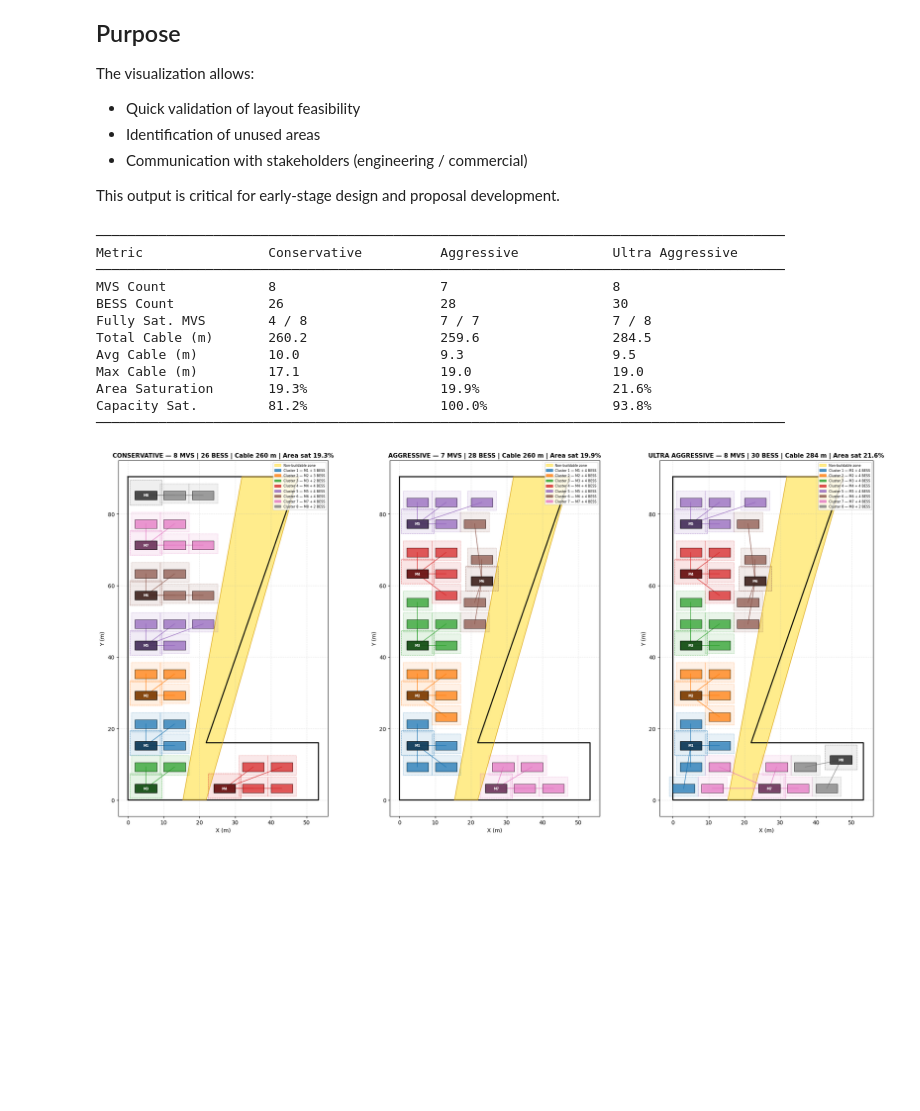
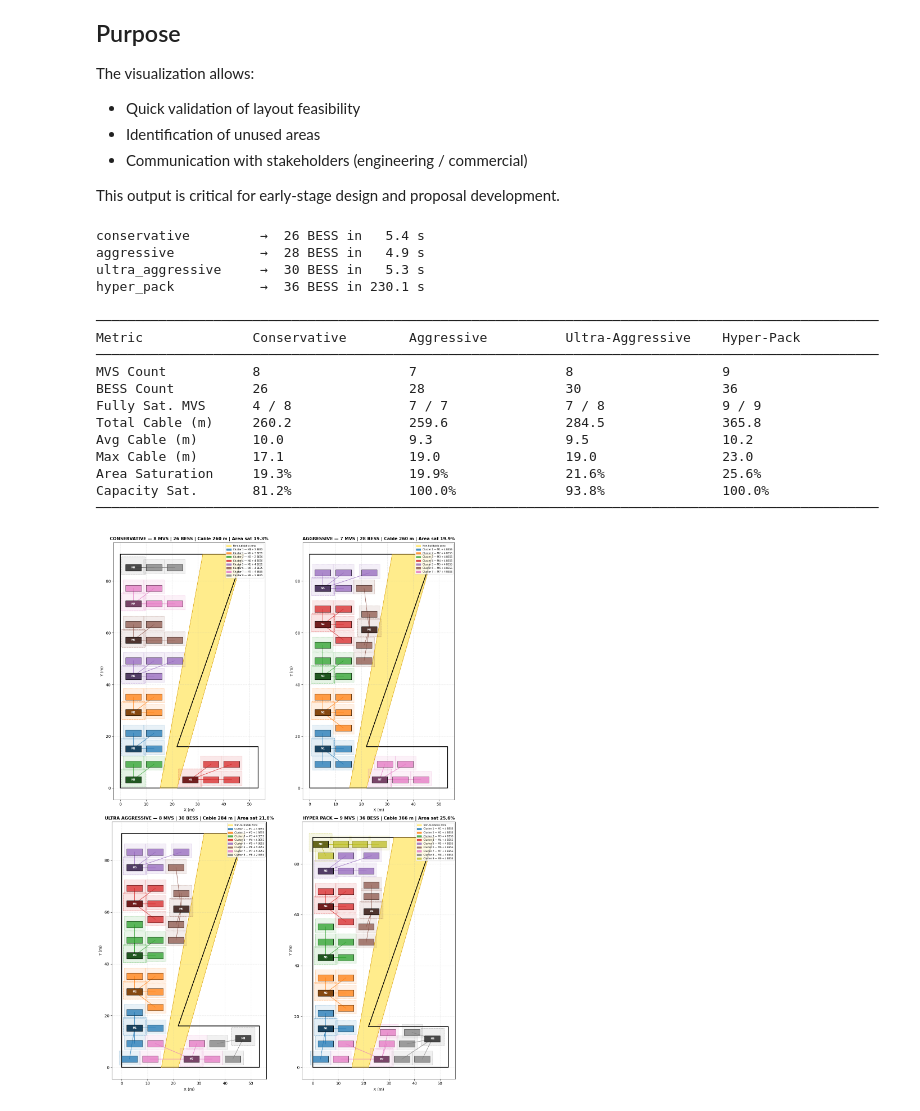
Before and after one commit to alopezberm/Layout_BESS_Tool, a Jupyter notebook: Layout.ipynb, the cells around one changed output. Drawn from its saved outputs; the diff is of its cells as text; code cells hidden in the pictures; blank space fills up the shorter version.

```diff
--- a/Layout.ipynb
+++ b/Layout.ipynb
@@ -1081,51 +1234,61 @@ def print_comparison(*results):
     print(sep)
 # %%
 # ════════════════════════════════════════════════════════════════════════
-# THREE-MODE COMPARISON
+# FOUR-MODE COMPARISON
 # ════════════════════════════════════════════════════════════════════════
-# Runs all three placement profiles against the same CONFIG and reports
-# them three ways:
-#   1. Side-by-side comparative metrics table (compact, copy/paste-friendly)
-#   2. Compact 3-panel overview plot (visual cross-check)
-#   3. One full-size standalone figure per scenario (legible detail view)
-#
 # Mode summary:
 #   • CONSERVATIVE     — clean blocks, strict adjacency, 25 m cable cap
 #   • AGGRESSIVE       — max BESS under 25 m cap, relaxed adjacency + stragglers
-#   • ULTRA-AGGRESSIVE — cable cap lifted everywhere: maximum footprint
-#                        saturation, MVS count scales with BESS, Hungarian
-#                        rewiring routes over ANY distance (read Max Cable
-#                        in the table to see the operating-limit overshoot).
+#   • ULTRA-AGGRESSIVE — cable cap lifted everywhere; MVS scales with BESS;
+#                        Hungarian routes over any distance
+#   • HYPER-PACK       — ultra + a 0.5 m fine-grid pass that micro-shifts
+#                        containers into gaps and adds extra MVS clusters
+#                        when capacity runs out (slow — full-site rescan)
+#
+# Reads three ways:
+#   1. Side-by-side metrics table (4 columns)
+#   2. 2×2 panel overview plot
+#   3. One full-size standalone figure per scenario (best for detail review)
 # ════════════════════════════════════════════════════════════════════════
 
-res_conservative     = run_optimization(CONFIG, mode="conservative",     verbose=False)
-res_aggressive       = run_optimization(CONFIG, mode="aggressive",       verbose=False)
-res_ultra_aggressive = run_optimization(CONFIG, mode="ultra_aggressive", verbose=False)
+import time
 
-scenarios = (res_conservative, res_aggressive, res_ultra_aggressive)
+scenarios = []
+for mode in ("conservative", "aggressive", "ultra_aggressive", "hyper_pack"):
+    t0 = time.perf_counter()
+    res = run_optimization(CONFIG, mode=mode, verbose=False)
+    elapsed = time.perf_counter() - t0
+    print(f"{mode:<20s} → {res['metrics']['bess_count']:3d} BESS "
+          f"in {elapsed:5.1f} s")
+    scenarios.append(res)
 
 # 1. Metrics table
 print_comparison(*scenarios)
 
-# 2. Compact 3-panel overview
+# 2. 2×2 panel overview
 plot_comparison(*scenarios, config=CONFIG)
 
 # 3. Full-size standalone figures (one per scenario)
 plot_all_standalone(*scenarios, config=CONFIG)
 # %% [output]
-────────────────────────────────────────────────────────────────────────────────────────
-Metric                Conservative          Aggressive            Ultra Aggressive
-────────────────────────────────────────────────────────────────────────────────────────
-MVS Count             8                     7                     8
-BESS Count            26                    28                    30
-Fully Sat. MVS        4 / 8                 7 / 7                 7 / 8
-Total Cable (m)       260.2                 259.6                 284.5
-Avg Cable (m)         10.0                  9.3                   9.5
-Max Cable (m)         17.1                  19.0                  19.0
-Area Saturation       19.3%                 19.9%                 21.6%
-Capacity Sat.         81.2%                 100.0%                93.8%
-────────────────────────────────────────────────────────────────────────────────────────
+conservative         →  26 BESS in   5.4 s
+aggressive           →  28 BESS in   4.9 s
+ultra_aggressive     →  30 BESS in   5.3 s
+hyper_pack           →  36 BESS in 230.1 s
+
+────────────────────────────────────────────────────────────────────────────────────────────────────
+Metric              Conservative        Aggressive          Ultra-Aggressive    Hyper-Pack
+────────────────────────────────────────────────────────────────────────────────────────────────────
+MVS Count           8                   7                   8                   9
+BESS Count          26                  28                  30                  36
+Fully Sat. MVS      4 / 8               7 / 7               7 / 8               9 / 9
+Total Cable (m)     260.2               259.6               284.5               365.8
+Avg Cable (m)       10.0                9.3                 9.5                 10.2
+Max Cable (m)       17.1                19.0                19.0                23.0
+Area Saturation     19.3%               19.9%               21.6%               25.6%
+Capacity Sat.       81.2%               100.0%              93.8%               100.0%
+────────────────────────────────────────────────────────────────────────────────────────────────────
-[figure, old version]
+[figure, new version]
 [figure]
 [figure]
 [figure]
```
Also changed, not shown: parts of 3 cells of this notebook.
